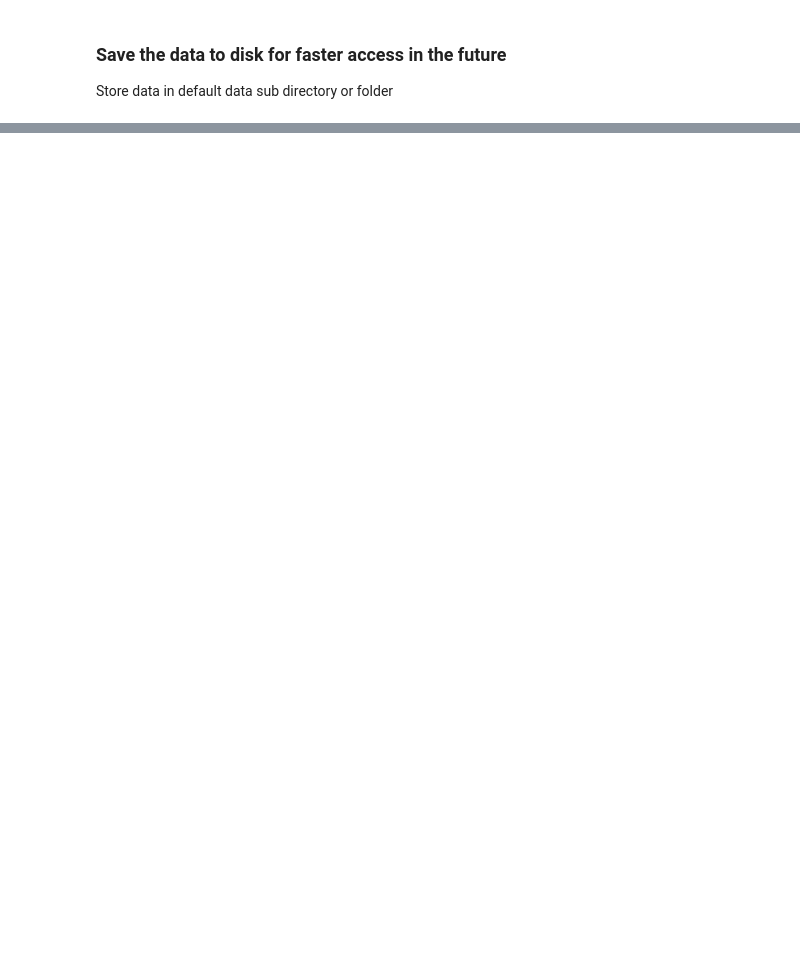
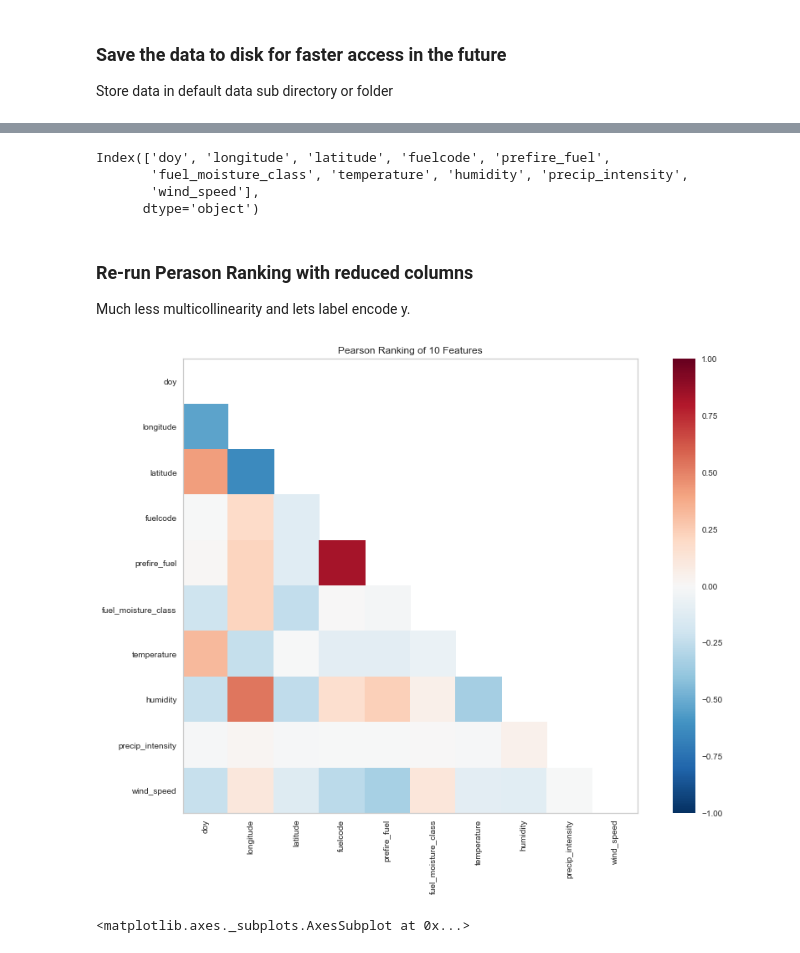
Before and after one commit to NahidGithub/Predicting-Wildfires, a Jupyter notebook: notebooks/Feature_Evaluation_Emissions_Data.ipynb, the cells around one changed output, grey strips where cells are left out. Saved outputs shown, nothing was run; the diff lists cells and outputs as text; code cells hidden in the pictures; blank space fills up the shorter version.

```diff
--- a/notebooks/Feature_Evaluation_Emissions_Data.ipynb
+++ b/notebooks/Feature_Evaluation_Emissions_Data.ipynb
@@ -355,0 +119,5 @@ visualizer.show()           # Finalize and render the figure
+# %%
+# Get names of indexes for which column Age has value 30
+index_errors = df_emissions[ df_emissions['BSEV'] == 0 ].index
+df_emissions.drop(index_errors , inplace=True)
+print(df_emissions.groupby('BSEV').count())
@@ -355,0 +156,12 @@ visualizer.show()           # Finalize and render the figure
+# %%
+
+feature_names = ['doy', 'longitude', 'latitude', 'fire_bsev_region', 'season',
+       'covertype', 'fuelcode', 'prefire_fuel', 'consumed_fuel',
+       'fuel_moisture_class', 'temperature', 'humidity', 'precip_intensity',
+       'wind_speed', 'wind_gust', 'cwd_frac', 'duff_frac', 'BSEV', 'ECO2',
+       'ECO', 'ECH4', 'EPM2.5']
+
+
+X = df_emissions[feature_names]
+y = df_emissions['BSEV']
+y = LabelEncoder().fit_transform(y)
@@ -355,0 +187,32 @@ visualizer.show()           # Finalize and render the figure
+# %%
+df_emissions = df_emissions.drop(columns=[ 'fire_bsev_region', 'season',
+        'covertype', 'consumed_fuel', 'BSEV',
+       'wind_gust', 'cwd_frac', 'duff_frac','ECO2',
+       'ECO', 'ECH4', 'EPM2.5'])
+
+
+print(df_emissions.columns)
+# %% [output]
+Index(['doy', 'longitude', 'latitude', 'fuelcode', 'prefire_fuel',
+       'fuel_moisture_class', 'temperature', 'humidity', 'precip_intensity',
+       'wind_speed'],
+      dtype='object')
+# %%
+#set feature names
+feature_names = list(df_emissions.columns)
+# %% [markdown]
+### Re-run Perason Ranking with reduced columns
+Much less multicollinearity and lets label encode y.
+# %%
+
+# Instantiate the visualizer with the Pearson ranking algorithm
+visualizer = Rank2D(algorithm='pearson', features=feature_names, size=(1080, 720))
+
+X = df_emissions[feature_names]
+
+visualizer.fit(X, y)
+visualizer.transform(X)
+visualizer.show()
+# %% [output]
+[figure, added]
+<matplotlib.axes._subplots.AxesSubplot at 0x...>
```
Also changed, not shown: parts of 84 cells of this notebook.
